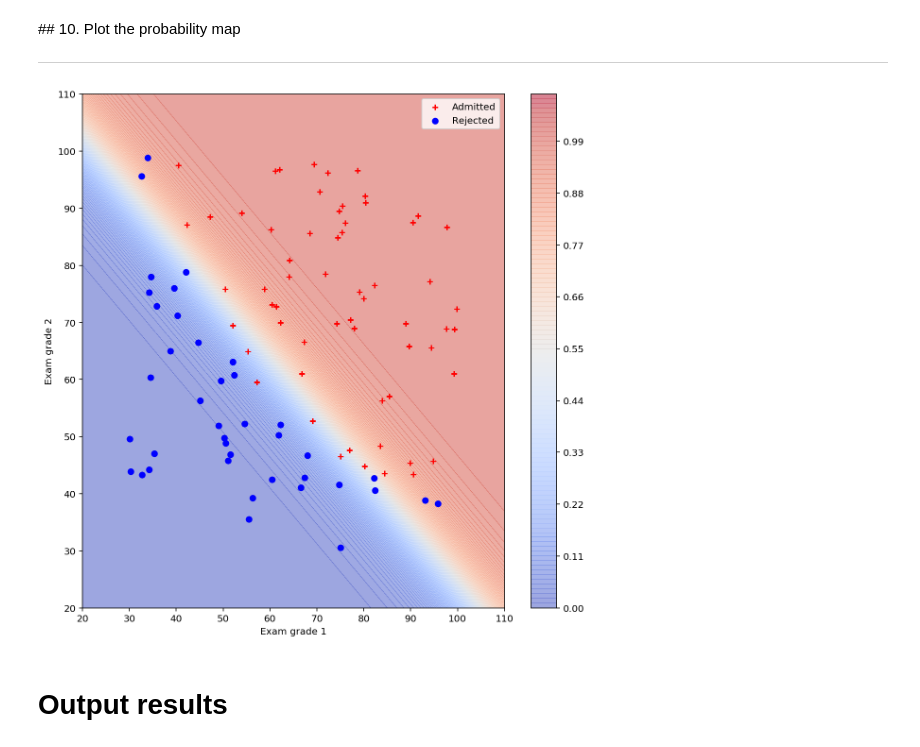
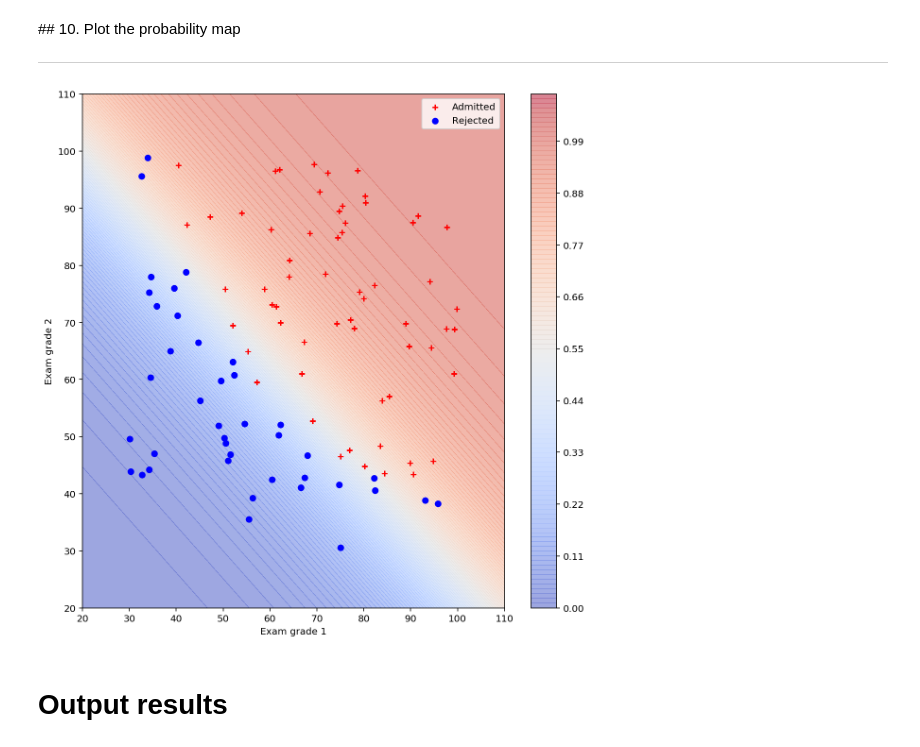
Before and after one commit to minjoong507/Machine-learning-project, a Jupyter notebook: 4week/notebook/assignment-04.ipynb, the cells around one changed output. Drawn from its saved outputs; the diff is of its cells as text; code cells hidden in the pictures.

```diff
--- a/4week/notebook/assignment-04.ipynb
+++ b/4week/notebook/assignment-04.ipynb
@@ -259,6 +259,12 @@ $$
 #### Implement the vectorized version of the gradient of the classification loss function
 # %%
 # loss function definition
+
+def loss_mse(y_pred,y):
+
+    loss = np.sum((y_pred - y) ** 2) / len(y)
+    return loss
+
 def grad_loss(y_pred,y, X):
 
     n = len(y)
@@ -269,9 +275,11 @@ def grad_loss(y_pred,y, X):
 def loss_logreg(y_pred,y):
 
     n = len(y)
-    loss_logreg = np.sum(-((1-y) * np.log(1-y_pred) + y * np.log(y_pred))) / len(y)
+    loss_logreg = np.sum(-((1-y) * np.log(y_pred) + y * np.log(1 -y_pred))) / len(y)
 
     return loss_logreg
+
+# def grad_
 
 # Test loss function
 y = data[:,2] # label
@@ -297,7 +305,8 @@ $$
 # gradient descent function definition
 def grad_desc(X, y , w_init = np.array([0,0,0]) ,tau=1e-4, max_iter=500):
 
-    L_iters = np.zeros([max_iter]) # record the loss values
+    logistic_iters = np.zeros([max_iter]) # record the loss values
+    mse_iters = np.zeros([max_iter])
     w_iters = np.zeros([max_iter,2]) # record the loss values
     w = w_init # initialization
     for i in range(max_iter): # loop over the iterations
@@ -305,22 +314,23 @@ def grad_desc(X, y , w_init = np.array([0,0,0]) ,tau=1e-4, max_iter=500):
         y_pred = f_pred(X, w) # linear predicition function
         grad_f = grad_loss(y_pred, y, X) # gradient of the loss
         w = w - tau* grad_f # update rule of gradient descent
-        L_iters[i] = loss_logreg(y_pred,y) # save the current loss value
+        mse_iters[i] = loss_mse(y_pred, y)
+        logistic_iters[i] = loss_logreg(y_pred, y) # save the current loss value
         w_iters[i,:] = w[1:] # save the current w value
 
-    return w, L_iters, w_iters
+    return w, logistic_iters, mse_iters, w_iters
 
 
 # run gradient descent algorithm
 start = time.time()
 w_init = np.array([-10, 0.1, -0.2])
 tau = 1e-4; max_iter = 1000
-w, L_iters, w_iters = grad_desc(X,y,w_init,tau,max_iter)
+w, logistic_iters, mse_iters, w_iters = grad_desc(X,y,w_init,tau,max_iter)
 
 
 # plot
 plt.figure(3)
-plt.plot([i for i in range(len(L_iters))], L_iters)
+plt.plot([i for i in range(len(logistic_iters))], logistic_iters)
 plt.xlabel('Iterations')
 plt.ylabel('Loss value')
 plt.show()
@@ -416,37 +426,35 @@ grid_x2 = np.linspace(20,110,num_a)
 
 Z = np.zeros((len(grid_x1), len(grid_x2)))
 
 for i in range(len(grid_x1)):
     for j in range(len(grid_x2)):
-#         predict_prob = sigmoid(w[0] + w[1] * grid_x1[i] + w[2] * grid_x2[j])
-#         predict_prob = sigmoid(w_sklearn[0][0] + w_sklearn[1][0] * grid_x1[i] +w_sklearn[2][0] * grid_x2[j])
-
+        predict_prob = sigmoid(w[0] + w[1] * grid_x1[i] + w[2] * grid_x2[j])
         Z[j, i] = predict_prob
 
 score_x1, score_x2 = np.meshgrid(grid_x1, grid_x2)
 
 # actual plotting example
 fig = plt.figure(figsize=(10,10))
 
 ax = fig.add_subplot(111)
 ax.tick_params( )
 ax.set_xlabel('Exam grade 1')
 ax.set_ylabel('Exam grade 2')
 
 ax.set_xlim(20, 110)
 ax.set_ylim(20, 110)
 
 cf = ax.contourf(score_x1, score_x2, np.transpose(Z), cmap=cm.coolwarm, alpha=0.5, levels = np.arange(0, 1.1, 0.01) )
 plt.scatter(x1_admit, x2_admit, c = 'red', label = 'Admitted', marker = '+')
 plt.scatter(x1_reject, x2_reject, c = 'blue', label = 'Rejected', marker = 'o')
 
 cbar = fig.colorbar(cf)
 cbar.update_ticks()
 
 plt.legend()
 plt.show()
 # %% [output]
-[figure, old version]
+[figure, new version]
 # %% [markdown]
 # Output results
 # %% [markdown]
```
Also changed, not shown: parts of 15 cells of this notebook.
